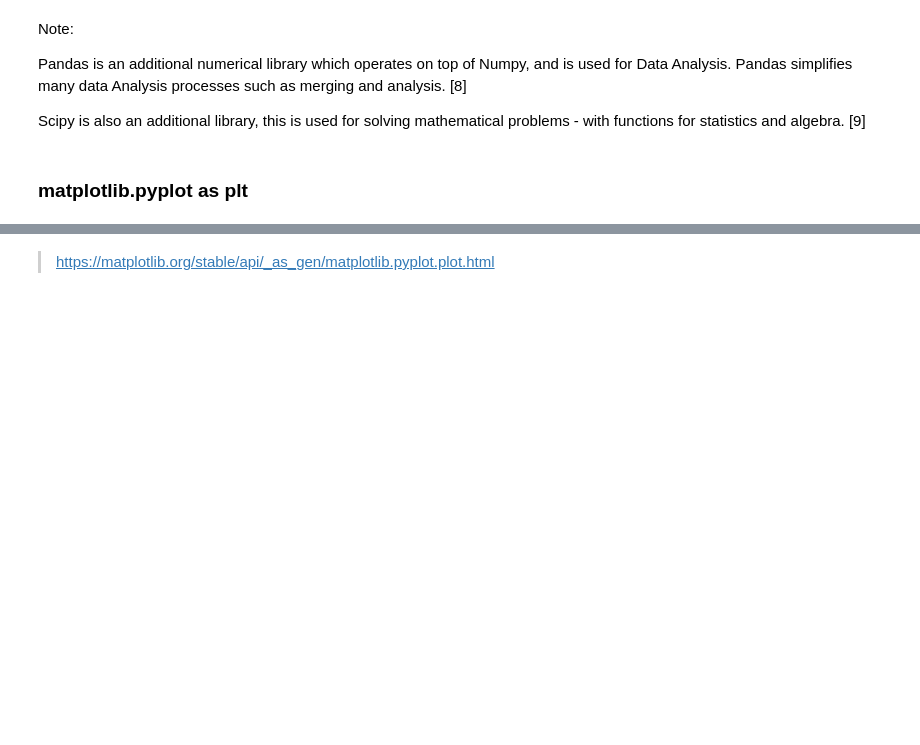
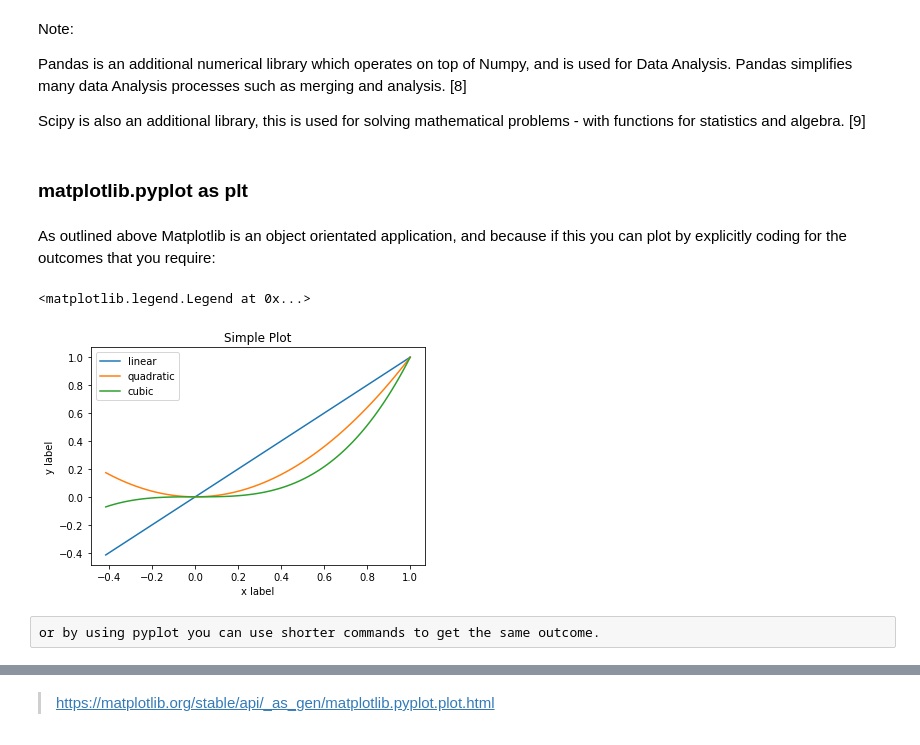
Before and after one commit to VCurry20/FDAProject2021, a Jupyter notebook: pyplot.ipynb, the cells around one changed output, grey strips where cells are left out. Cells and saved outputs as stored; diff of their text form; code cells hidden in the pictures; blank space fills up the shorter version.

Commit message:
pyplot

```diff
--- a/pyplot.ipynb
+++ b/pyplot.ipynb
@@ -80,3 +80,5 @@ Pandas is an additional numerical library which operates on top of Numpy, and is
 Scipy is also an additional library, this is used for solving mathematical problems - with functions for statistics and algebra. [9]
 # %% [markdown]
 ### matplotlib.pyplot as plt
+# %% [markdown]
+As outlined above Matplotlib is an object orientated application, and because if this you can plot by explicitly coding for the outcomes that you require:
@@ -82,0 +88,19 @@ Scipy is also an additional library, this is used for solving mathematical probl
+# %%
+x = np.cos(np.linspace(0, 2, 100))           # Create the data
+
+# Note that even in the OO-style, we use `.pyplot.figure` to create the figure.
+
+
+fig, ax = plt.subplots()                     # Create a figure and an axes with pyplot.subplots()
+ax.plot(x, x, label='linear')                # Plot some data on the axes.
+ax.plot(x, x**2, label='quadratic')          # Plot more data on the axes...
+ax.plot(x, x**3, label='cubic')              # ... and some more.
+ax.set_xlabel('x label')                     # Add an x-label to the axes.
+ax.set_ylabel('y label')                     # Add a y-label to the axes.
+ax.set_title("Simple Plot")                  # Add a title to the axes.
+ax.legend()                                  # Add a legend.
+# %% [output]
+<matplotlib.legend.Legend at 0x...>
+[figure, added]
+# %% [raw]
+or by using pyplot you can use shorter commands to get the same outcome.
```
Also changed, not shown: parts of 2 cells of this notebook, 1 other file.
